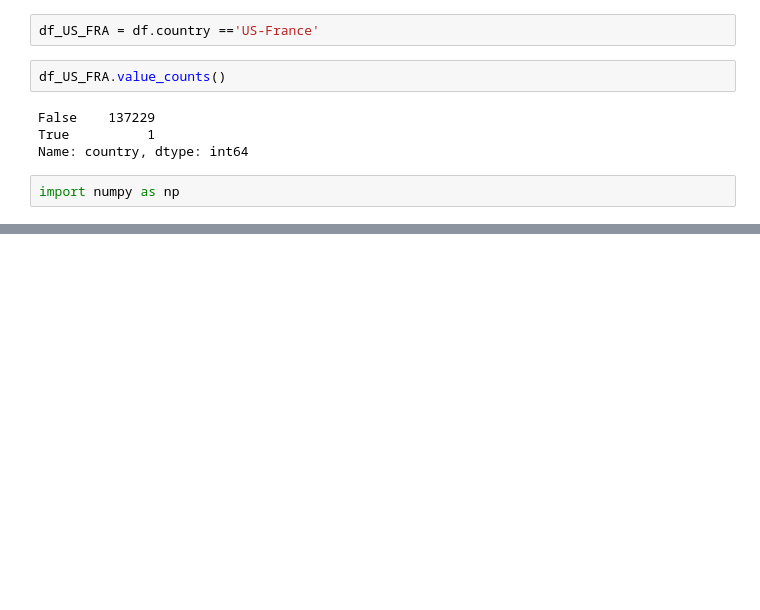
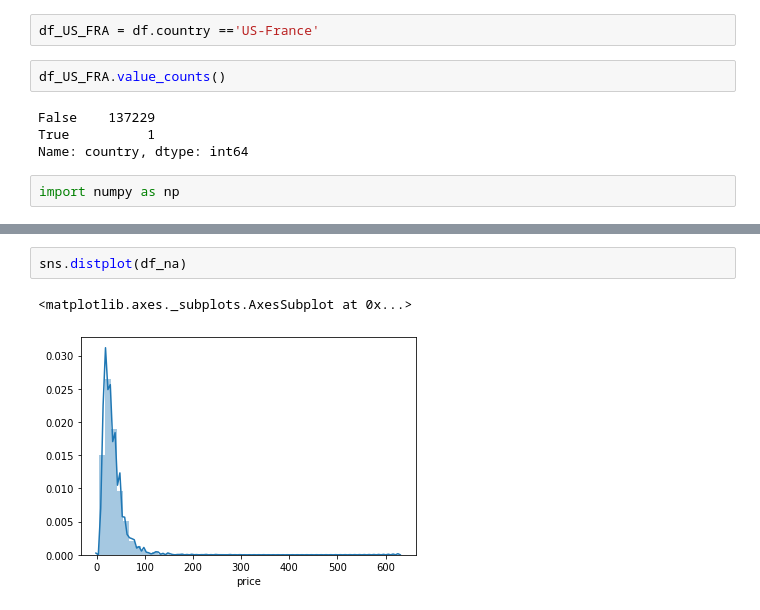
Before and after one commit to PaulWill92/pin3, a Jupyter notebook: nav_wine.ipynb, the cells around one changed output, grey strips where cells are left out. Saved outputs shown, nothing was run; the diff lists cells and outputs as text; blank space fills up the shorter version.

```diff
--- a/nav_wine.ipynb
+++ b/nav_wine.ipynb
@@ -156,0 +276,5 @@ df
+# %%
+sns.distplot(df_na)
+# %% [output]
+<matplotlib.axes._subplots.AxesSubplot at 0x...>
+[figure, added]
```
Also changed, not shown: parts of 149 cells of this notebook, 2 other files.
